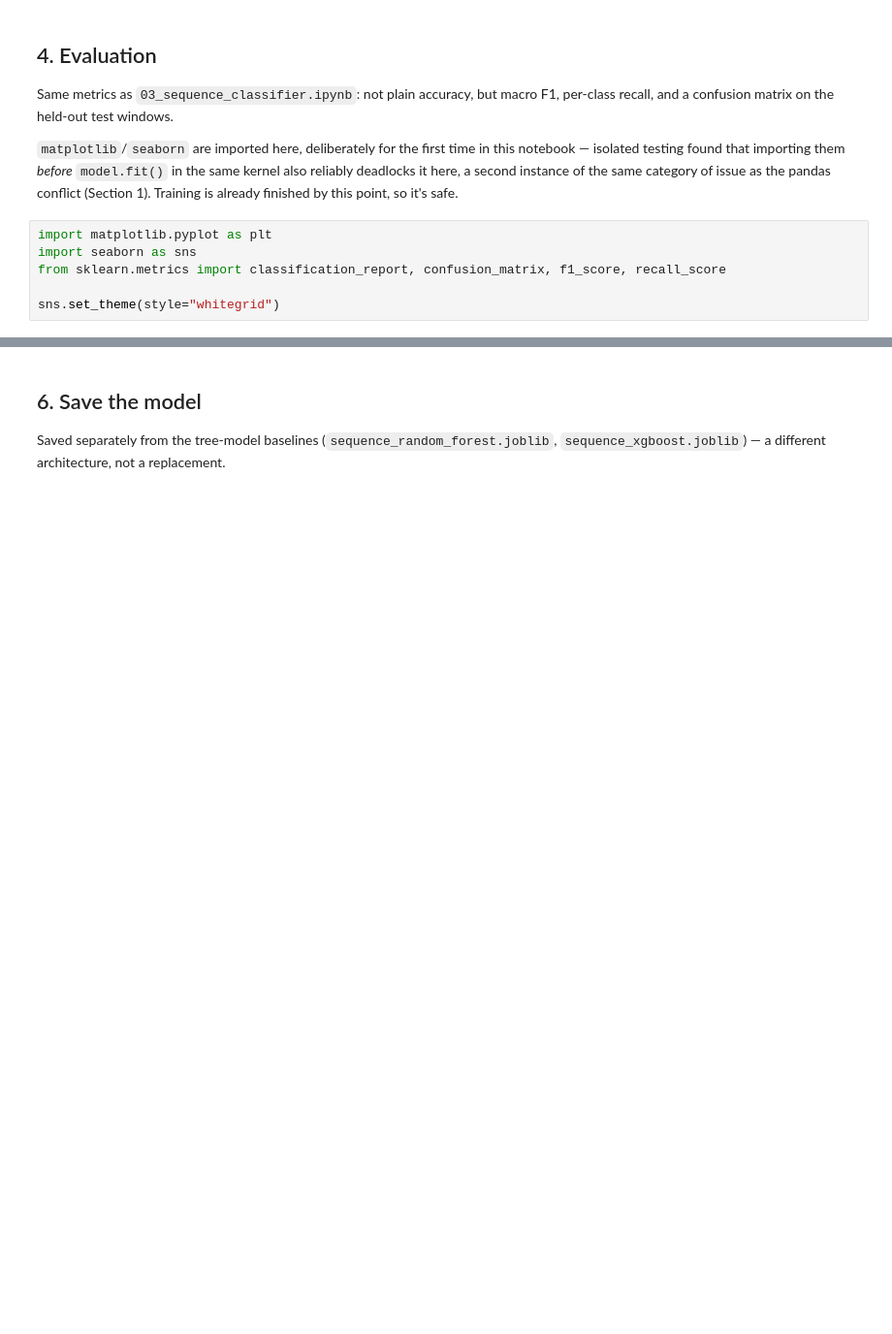
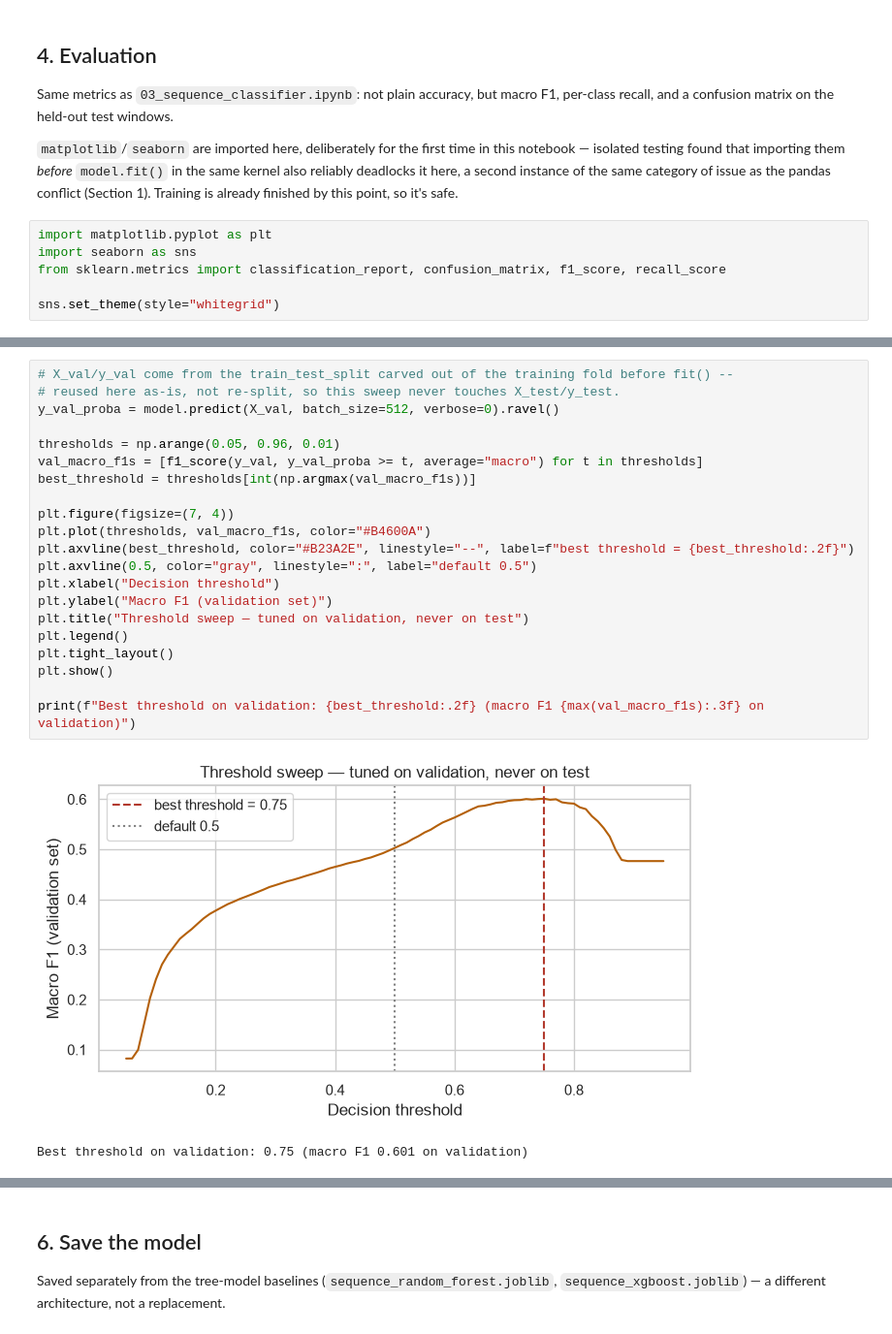
Before and after one commit to harshavardhanratnala-hvr/agentic-ai-vehicle-fault-diagnosis-and-repair-copilot, a Jupyter notebook: notebooks/04_lstm_classifier.ipynb, the cells around one changed output, grey strips where cells are left out. Shown at 97% size. Saved outputs shown, nothing was run; the diff lists cells and outputs as text; blank space fills up the shorter version.

```diff
--- a/notebooks/04_lstm_classifier.ipynb
+++ b/notebooks/04_lstm_classifier.ipynb
@@ -171,0 +178,24 @@ No fault (6h)      0.970     0.582     0.728     31710
+# %%
+# X_val/y_val come from the train_test_split carved out of the training fold before fit() --
+# reused here as-is, not re-split, so this sweep never touches X_test/y_test.
+y_val_proba = model.predict(X_val, batch_size=512, verbose=0).ravel()
+
+thresholds = np.arange(0.05, 0.96, 0.01)
+val_macro_f1s = [f1_score(y_val, y_val_proba >= t, average="macro") for t in thresholds]
+best_threshold = thresholds[int(np.argmax(val_macro_f1s))]
+
+plt.figure(figsize=(7, 4))
+plt.plot(thresholds, val_macro_f1s, color="#B4600A")
+plt.axvline(best_threshold, color="#B23A2E", linestyle="--", label=f"best threshold = {best_threshold:.2f}")
+plt.axvline(0.5, color="gray", linestyle=":", label="default 0.5")
+plt.xlabel("Decision threshold")
+plt.ylabel("Macro F1 (validation set)")
+plt.title("Threshold sweep — tuned on validation, never on test")
+plt.legend()
+plt.tight_layout()
+plt.show()
+
+print(f"Best threshold on validation: {best_threshold:.2f} (macro F1 {max(val_macro_f1s):.3f} on validation)")
+# %% [output]
+[figure, added]
+Best threshold on validation: 0.75 (macro F1 0.601 on validation)
```
Also changed, not shown: parts of 7 cells of this notebook.
